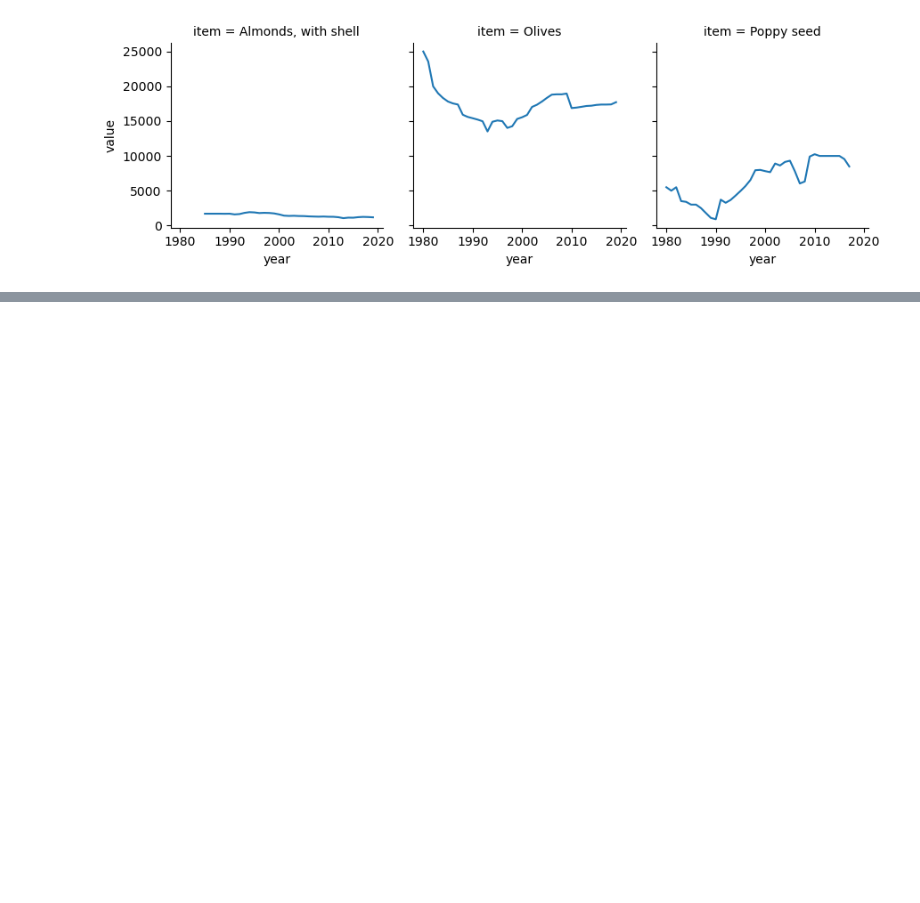
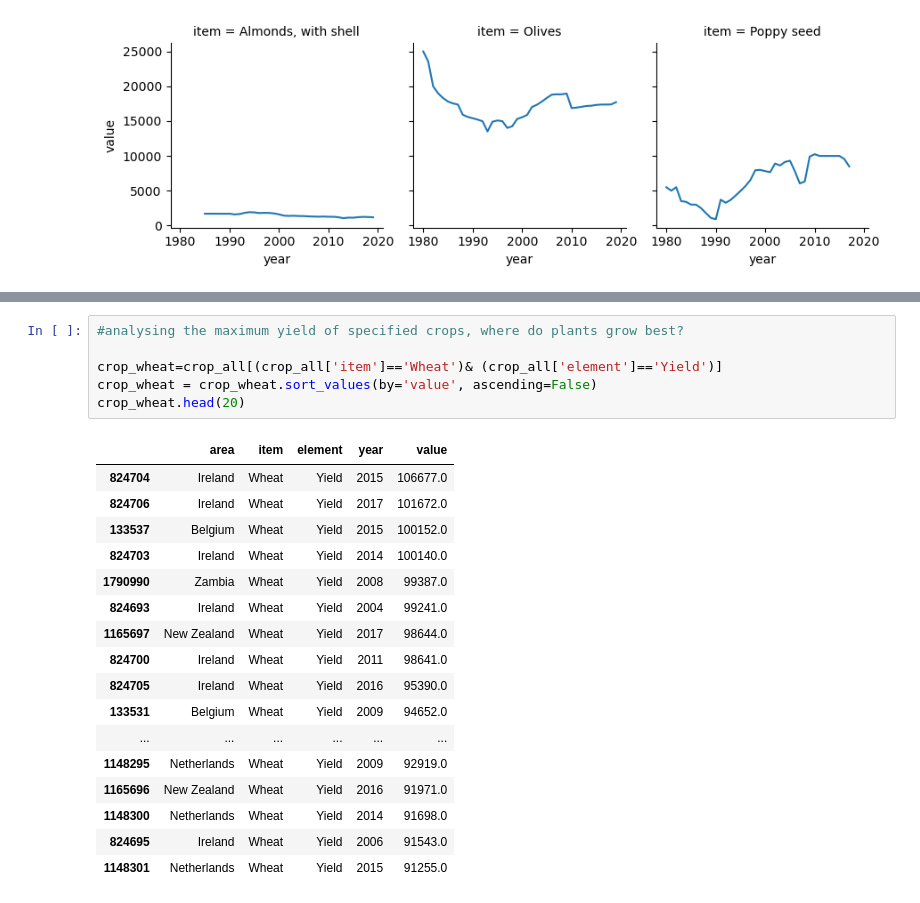
Before and after one commit to ElnazSaeidi/capstone-project-AEJS, a Jupyter notebook: Crop_Data_Anja.ipynb, the cells around one changed output, grey strips where cells are left out. Cells and saved outputs as stored; diff of their text form; blank space fills up the shorter version.

```diff
--- a/Crop_Data_Anja.ipynb
+++ b/Crop_Data_Anja.ipynb
@@ -1162,0 +1213,24 @@ i.map(sns.lineplot,'year','value')
+# %%
+#analysing the maximum yield of specified crops, where do plants grow best?
+
+crop_wheat=crop_all[(crop_all['item']=='Wheat')& (crop_all['element']=='Yield')]
+crop_wheat = crop_wheat.sort_values(by='value', ascending=False)
+crop_wheat.head(20)
+# %% [output]
+|  | area | item | element | year | value |
+| 824704 | Ireland | Wheat | Yield | 2015 | 106677.0 |
+| 824706 | Ireland | Wheat | Yield | 2017 | 101672.0 |
+| 133537 | Belgium | Wheat | Yield | 2015 | 100152.0 |
+| 824703 | Ireland | Wheat | Yield | 2014 | 100140.0 |
+| 1790990 | Zambia | Wheat | Yield | 2008 | 99387.0 |
+| 824693 | Ireland | Wheat | Yield | 2004 | 99241.0 |
+| 1165697 | New Zealand | Wheat | Yield | 2017 | 98644.0 |
+| 824700 | Ireland | Wheat | Yield | 2011 | 98641.0 |
+| 824705 | Ireland | Wheat | Yield | 2016 | 95390.0 |
+| 133531 | Belgium | Wheat | Yield | 2009 | 94652.0 |
+| ... | ... | ... | ... | ... | ... |
+| 1148295 | Netherlands | Wheat | Yield | 2009 | 92919.0 |
+| 1165696 | New Zealand | Wheat | Yield | 2016 | 91971.0 |
+| 1148300 | Netherlands | Wheat | Yield | 2014 | 91698.0 |
+| 824695 | Ireland | Wheat | Yield | 2006 | 91543.0 |
+| 1148301 | Netherlands | Wheat | Yield | 2015 | 91255.0 |
```
Also changed, not shown: parts of 11 cells of this notebook, 1 other file.
